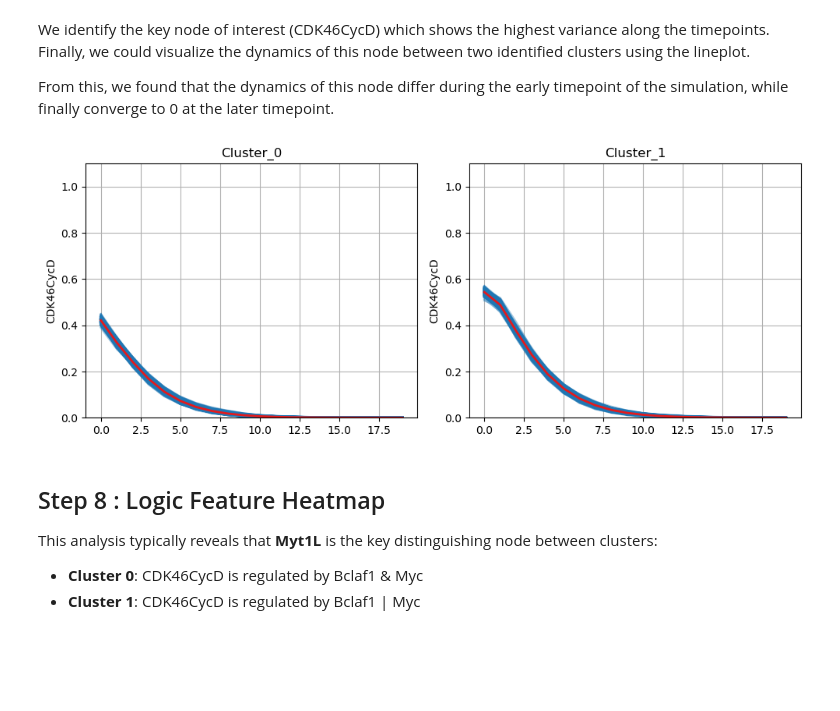
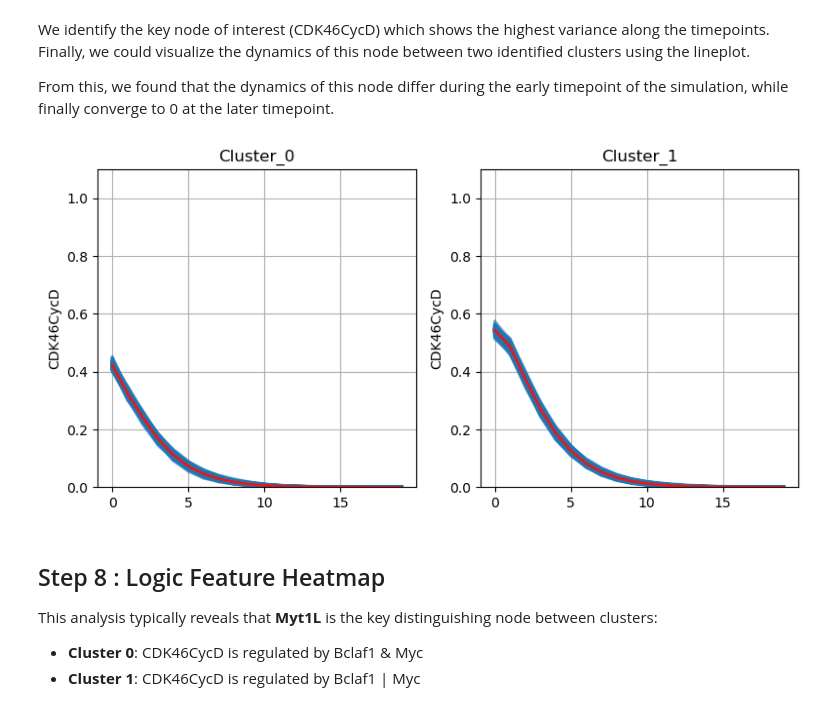
Before and after one commit to sysbio-curie/AstroLogics, a Jupyter notebook: Tutorial/02_Analysis_Herault_hematopoiesis.ipynb, the cells around one changed output. Drawn from its saved outputs; the diff is of its cells as text; code cells hidden in the pictures; blank space fills up the shorter version.

```diff
--- a/Tutorial/02_Analysis_Herault_hematopoiesis.ipynb
+++ b/Tutorial/02_Analysis_Herault_hematopoiesis.ipynb
@@ -180,10 +180,9 @@ Finally, we could visualize the dynamics of this node between two identified clu
 
 From this, we found that the dynamics of this node differ during the early timepoint of the simulation, while finally converge to 0 at the later timepoint.
 # %%
-model.trajectory.plot_node_trajectory(node = ['CDK46CycD'],
-                                      fig_size = (8, 8))
+model.trajectory.plot_node_trajectory(node = ['CDK46CycD'])
 # %% [output]
-[figure, old version]
+[figure, new version]
 # %% [markdown]
 ## Step 8 : Logic Feature Heatmap
 
```
Also changed, not shown: parts of 4 cells of this notebook, 1 other file.
